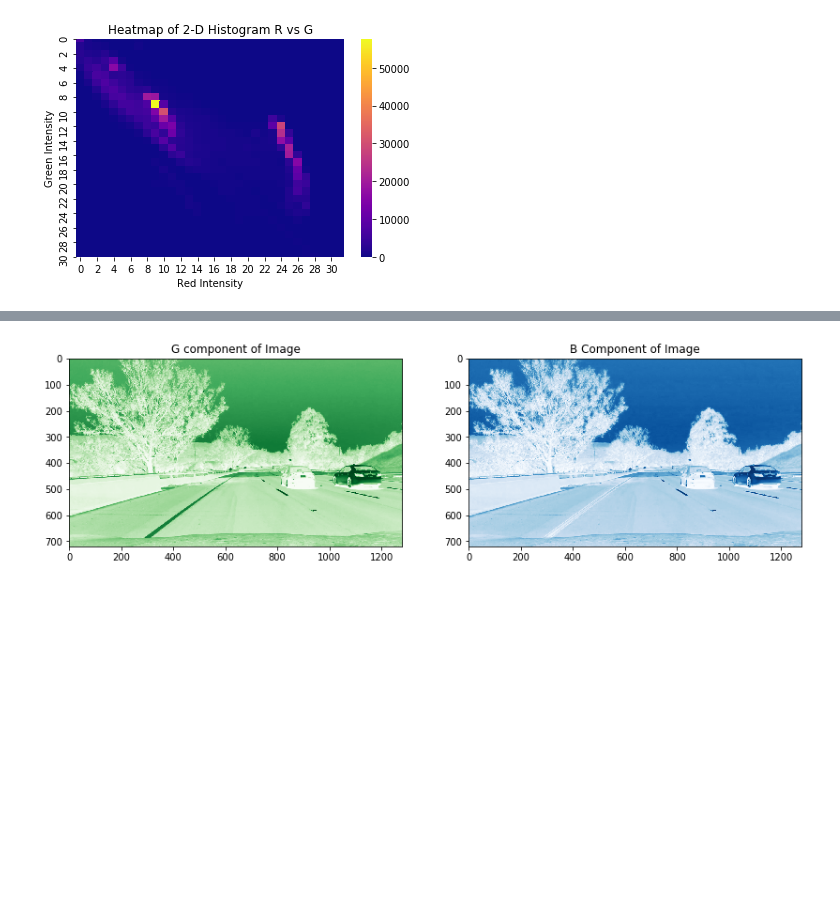
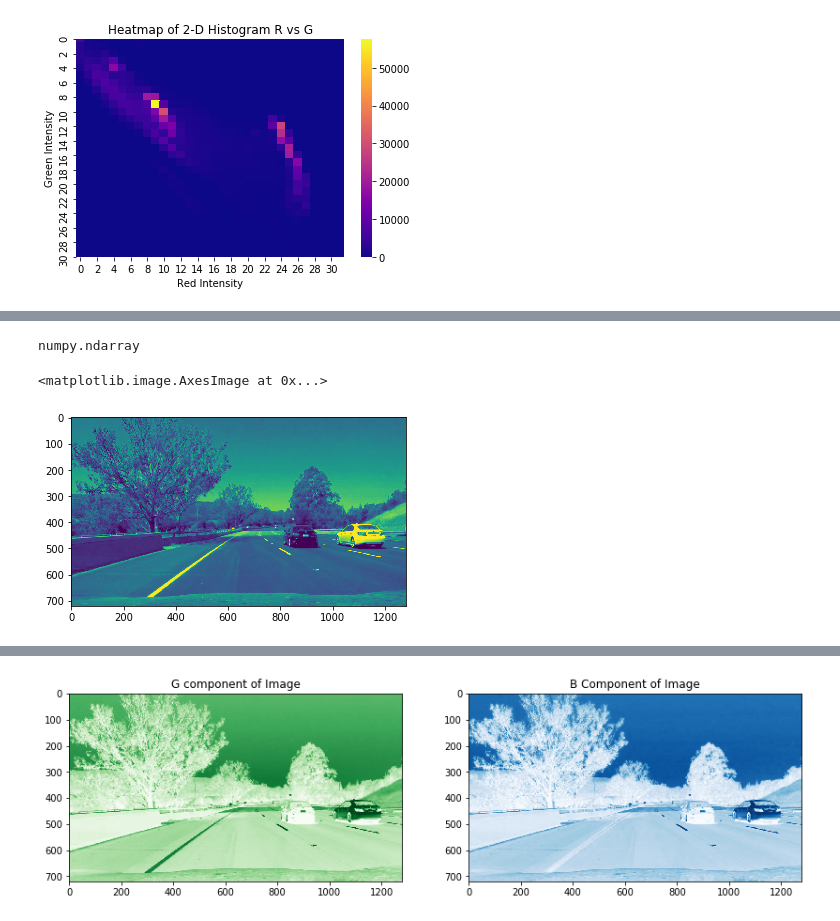
Before and after one commit to Defcon27/Image-Search-using-Parallel-Computing, a Jupyter notebook: Image_Histograms/ImageHistVisualizations.ipynb, the cells around one changed output, grey strips where cells are left out. Cells and saved outputs as stored; diff of their text form; code cells hidden in the pictures; blank space fills up the shorter version.

```diff
--- a/Image_Histograms/ImageHistVisualizations.ipynb
+++ b/Image_Histograms/ImageHistVisualizations.ipynb
@@ -190,0 +200,9 @@ plt.show()
+# %%
+type(chans[0])
+# %% [output]
+numpy.ndarray
+# %%
+plt.imshow(chans[0])
+# %% [output]
+<matplotlib.image.AxesImage at 0x...>
+[figure, added]
```
Also changed, not shown: parts of 7 cells of this notebook.
